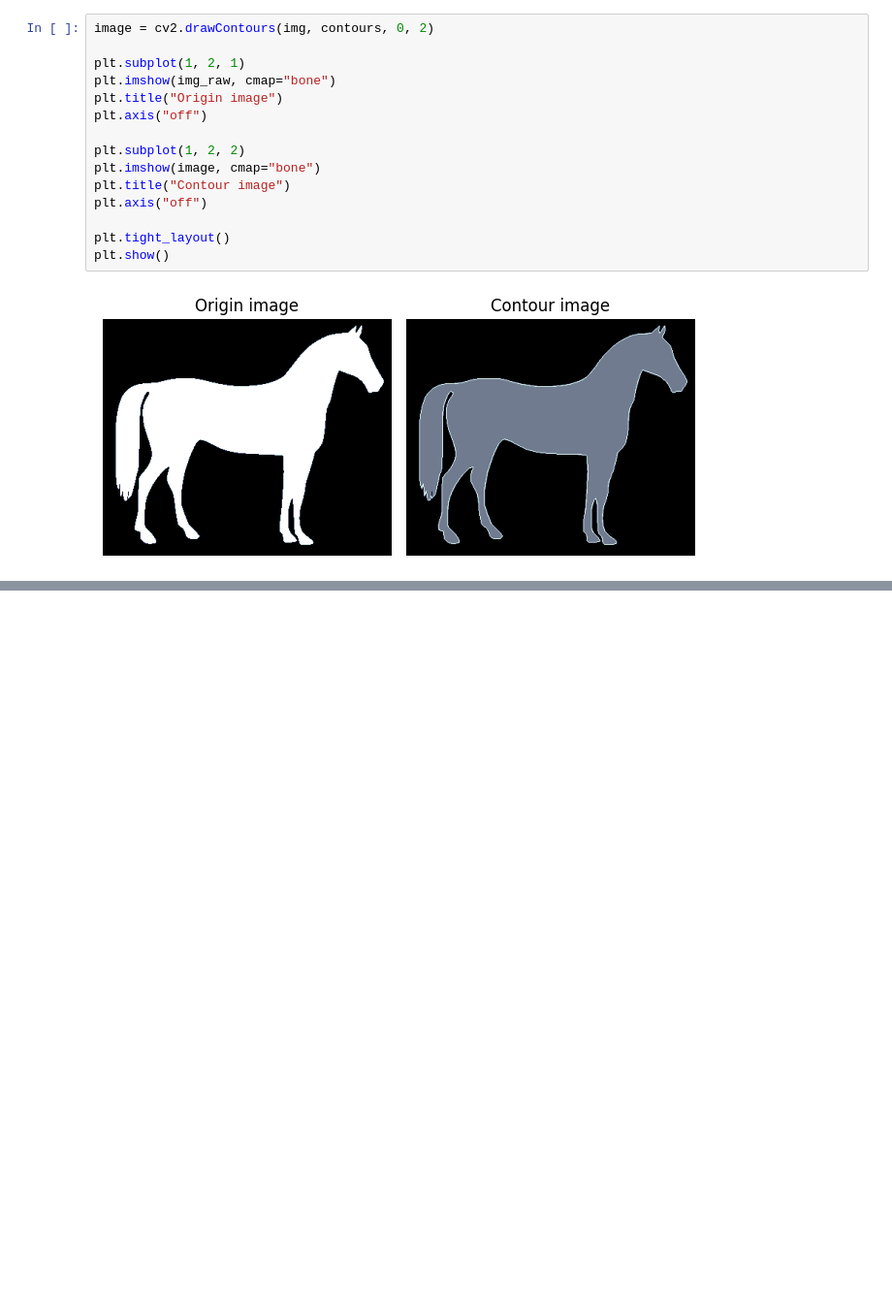
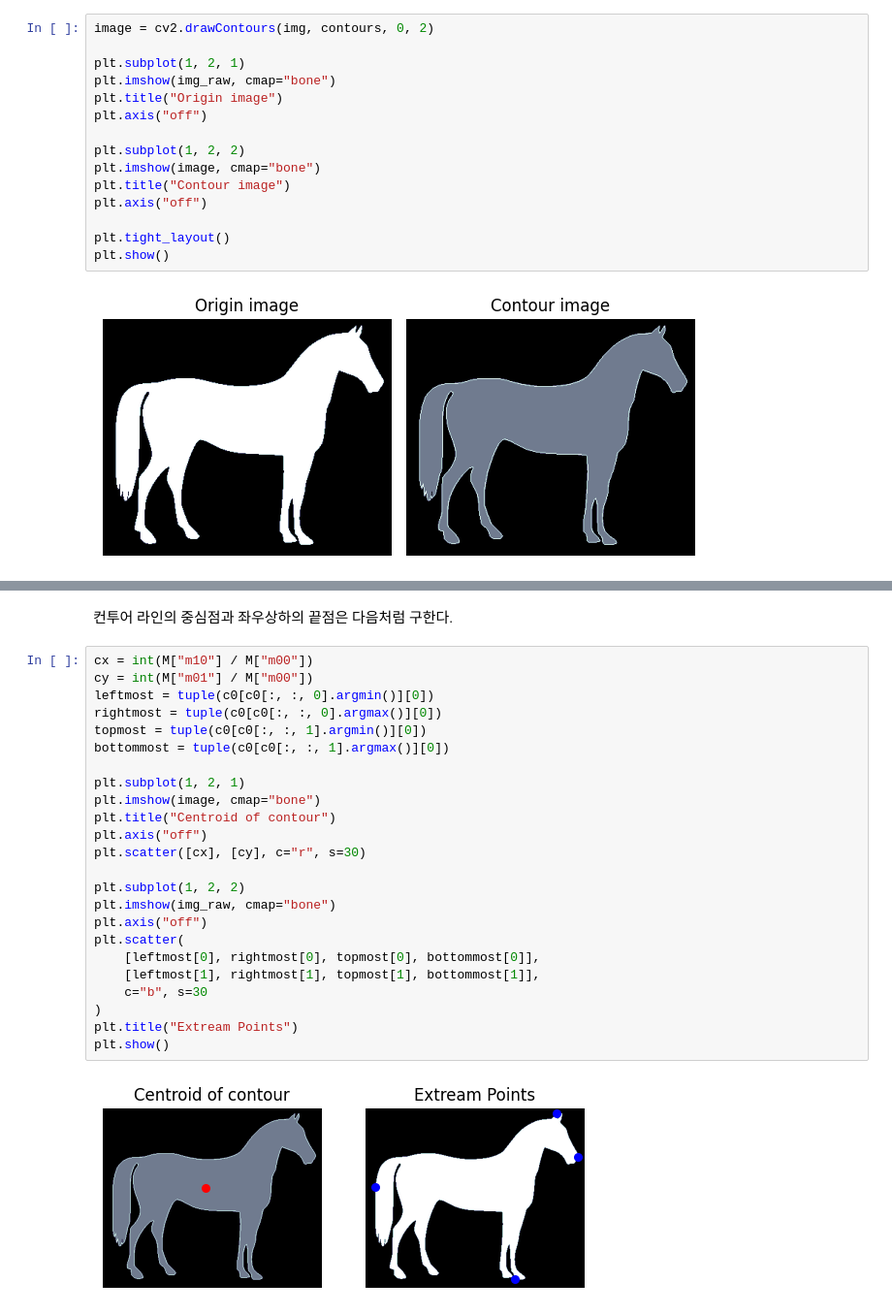
Before and after one commit to zave7/computer-vision, a Jupyter notebook: opencv/contour.ipynb, the cells around one changed output, grey strips where cells are left out. Shown at 97% size. Cells and saved outputs as stored; diff of their text form; blank space fills up the shorter version.

```diff
--- a/opencv/contour.ipynb
+++ b/opencv/contour.ipynb
@@ -93,0 +162,28 @@ plt.show()
+# %% [markdown]
+컨투어 라인의 중심점과 좌우상하의 끝점은 다음처럼 구한다.
+# %%
+cx = int(M["m10"] / M["m00"])
+cy = int(M["m01"] / M["m00"])
+leftmost = tuple(c0[c0[:, :, 0].argmin()][0])
+rightmost = tuple(c0[c0[:, :, 0].argmax()][0])
+topmost = tuple(c0[c0[:, :, 1].argmin()][0])
+bottommost = tuple(c0[c0[:, :, 1].argmax()][0])
+
+plt.subplot(1, 2, 1)
+plt.imshow(image, cmap="bone")
+plt.title("Centroid of contour")
+plt.axis("off")
+plt.scatter([cx], [cy], c="r", s=30)
+
+plt.subplot(1, 2, 2)
+plt.imshow(img_raw, cmap="bone")
+plt.axis("off")
+plt.scatter(
+    [leftmost[0], rightmost[0], topmost[0], bottommost[0]],
+    [leftmost[1], rightmost[1], topmost[1], bottommost[1]],
+    c="b", s=30
+)
+plt.title("Extream Points")
+plt.show()
+# %% [output]
+[figure, added]
```
Also changed, not shown: parts of 12 cells of this notebook.
